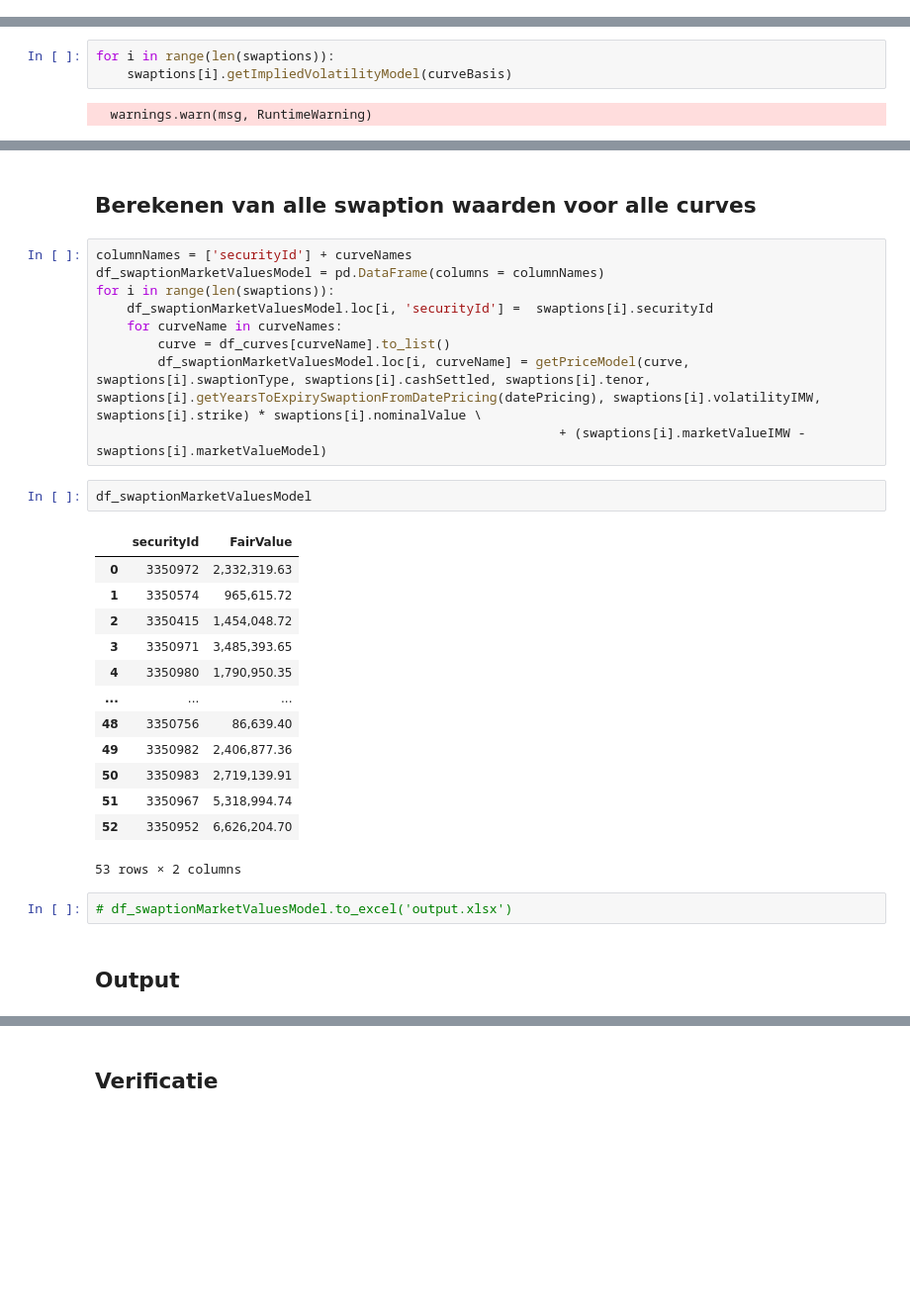
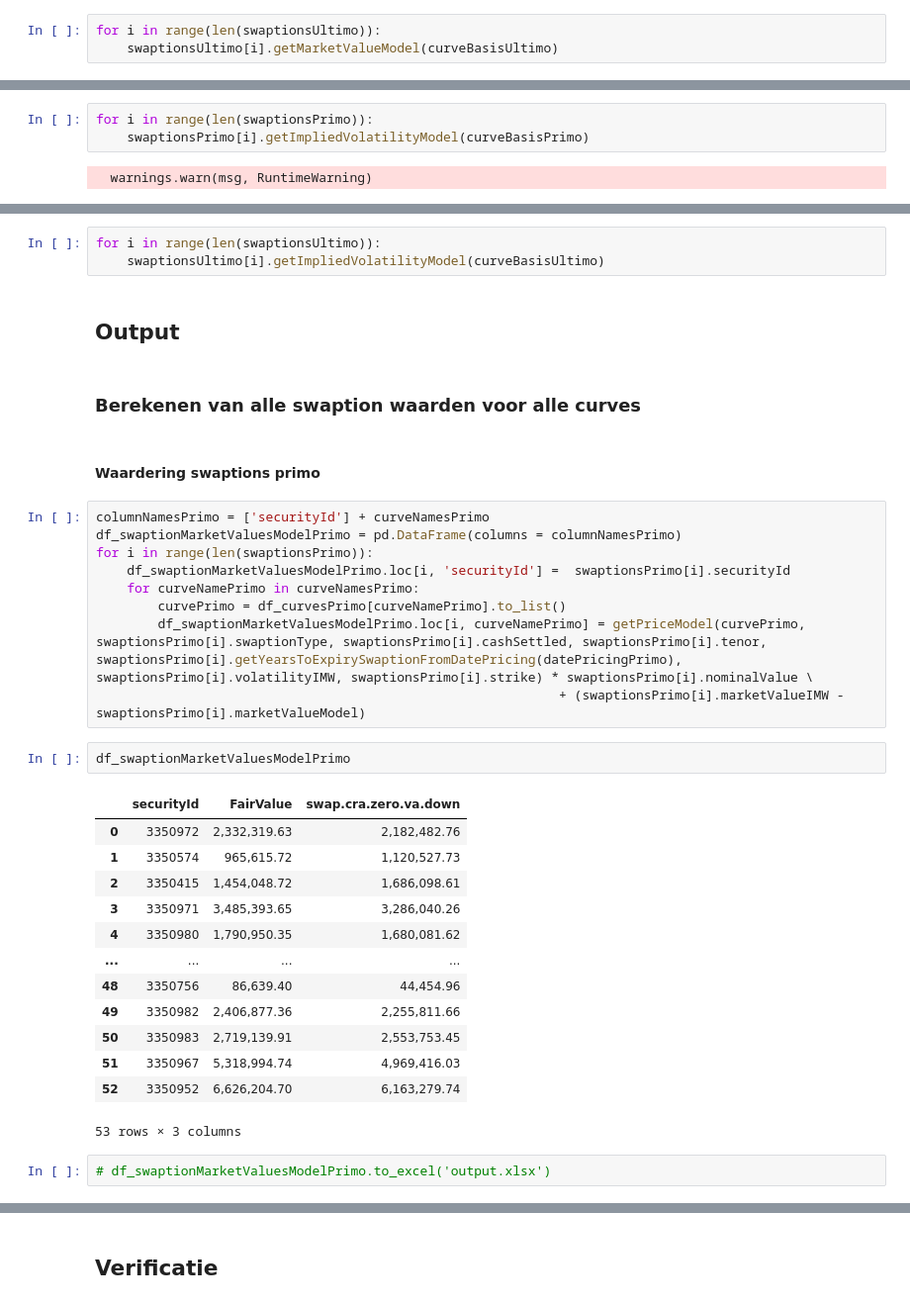
Before and after one commit to OscarDries/TRECS, a Jupyter notebook: swaption (IN PROGRESS)/Module swaption.ipynb, the cells around one changed output, grey strips where cells are left out. Shown at 99% size. Saved outputs shown, nothing was run; the diff lists cells and outputs as text; blank space fills up the shorter version.

Commit message:
Eerste aanzet gegeven voor de AoC berekeningen

```diff
--- a/swaption (IN PROGRESS)/Module swaption.ipynb
+++ b/swaption (IN PROGRESS)/Module swaption.ipynb
@@ -280,2 +362,5 @@ for i in range(len(swaptions)):
+# %%
+for i in range(len(swaptionsUltimo)):
+    swaptionsUltimo[i].getMarketValueModel(curveBasisUltimo)
 # %% [markdown]
 ### Berekenen van het argument 'implied volatility' voor alle swaption objecten
@@ -282,5 +369,5 @@ for i in range(len(swaptions)):
 # %%
-for i in range(len(swaptions)):
-    swaptions[i].getImpliedVolatilityModel(curveBasis)
+for i in range(len(swaptionsPrimo)):
+    swaptionsPrimo[i].getImpliedVolatilityModel(curveBasisPrimo)
 # %% [output]
   warnings.warn(msg, RuntimeWarning)
@@ -287,31 +376,36 @@ for i in range(len(swaptions)):
+# %%
+for i in range(len(swaptionsUltimo)):
+    swaptionsUltimo[i].getImpliedVolatilityModel(curveBasisUltimo)
+# %% [markdown]
+## Output
 # %% [markdown]
-## Berekenen van alle swaption waarden voor alle curves
+### Berekenen van alle swaption waarden voor alle curves
+# %% [markdown]
+#### Waardering swaptions primo
 # %%
-columnNames = ['securityId'] + curveNames
-df_swaptionMarketValuesModel = pd.DataFrame(columns = columnNames)
-for i in range(len(swaptions)):
-    df_swaptionMarketValuesModel.loc[i, 'securityId'] =  swaptions[i].securityId
-    for curveName in curveNames:
-        curve = df_curves[curveName].to_list()
-        df_swaptionMarketValuesModel.loc[i, curveName] = getPriceModel(curve, swaptions[i].swaptionType, swaptions[i].cashSettled, swaptions[i].tenor, swaptions[i].getYearsToExpirySwaptionFromDatePricing(datePricing), swaptions[i].volatilityIMW, swaptions[i].strike) * swaptions[i].nominalValue \
-                                                            + (swaptions[i].marketValueIMW - swaptions[i].marketValueModel)
+columnNamesPrimo = ['securityId'] + curveNamesPrimo
+df_swaptionMarketValuesModelPrimo = pd.DataFrame(columns = columnNamesPrimo)
+for i in range(len(swaptionsPrimo)):
+    df_swaptionMarketValuesModelPrimo.loc[i, 'securityId'] =  swaptionsPrimo[i].securityId
+    for curveNamePrimo in curveNamesPrimo:
+        curvePrimo = df_curvesPrimo[curveNamePrimo].to_list()
+        df_swaptionMarketValuesModelPrimo.loc[i, curveNamePrimo] = getPriceModel(curvePrimo, swaptionsPrimo[i].swaptionType, swaptionsPrimo[i].cashSettled, swaptionsPrimo[i].tenor, swaptionsPrimo[i].getYearsToExpirySwaptionFromDatePricing(datePricingPrimo), swaptionsPrimo[i].volatilityIMW, swaptionsPrimo[i].strike) * swaptionsPrimo[i].nominalValue \
+                                                            + (swaptionsPrimo[i].marketValueIMW - swaptionsPrimo[i].marketValueModel)
 # %%
-df_swaptionMarketValuesModel
+df_swaptionMarketValuesModelPrimo
 # %% [output]
-|  | securityId | FairValue |
-| 0 | 3350972 | 2,332,319.63 |
-| 1 | 3350574 | 965,615.72 |
-| 2 | 3350415 | 1,454,048.72 |
-| 3 | 3350971 | 3,485,393.65 |
-| 4 | 3350980 | 1,790,950.35 |
-| ... | ... | ... |
-| 48 | 3350756 | 86,639.40 |
-| 49 | 3350982 | 2,406,877.36 |
-| 50 | 3350983 | 2,719,139.91 |
-| 51 | 3350967 | 5,318,994.74 |
-| 52 | 3350952 | 6,626,204.70 |
+|  | securityId | FairValue | swap.cra.zero.va.down |
+| 0 | 3350972 | 2,332,319.63 | 2,182,482.76 |
+| 1 | 3350574 | 965,615.72 | 1,120,527.73 |
+| 2 | 3350415 | 1,454,048.72 | 1,686,098.61 |
+| 3 | 3350971 | 3,485,393.65 | 3,286,040.26 |
+| 4 | 3350980 | 1,790,950.35 | 1,680,081.62 |
+| ... | ... | ... | ... |
+| 48 | 3350756 | 86,639.40 | 44,454.96 |
+| 49 | 3350982 | 2,406,877.36 | 2,255,811.66 |
+| 50 | 3350983 | 2,719,139.91 | 2,553,753.45 |
+| 51 | 3350967 | 5,318,994.74 | 4,969,416.03 |
+| 52 | 3350952 | 6,626,204.70 | 6,163,279.74 |
-53 rows × 2 columns
+53 rows × 3 columns
-# %%
-# df_swaptionMarketValuesModel.to_excel('output.xlsx')
-# %% [markdown]
-## Output
+# %%
+# df_swaptionMarketValuesModelPrimo.to_excel('output.xlsx')
```
Also changed, not shown: parts of 36 cells of this notebook, 5 other files.
